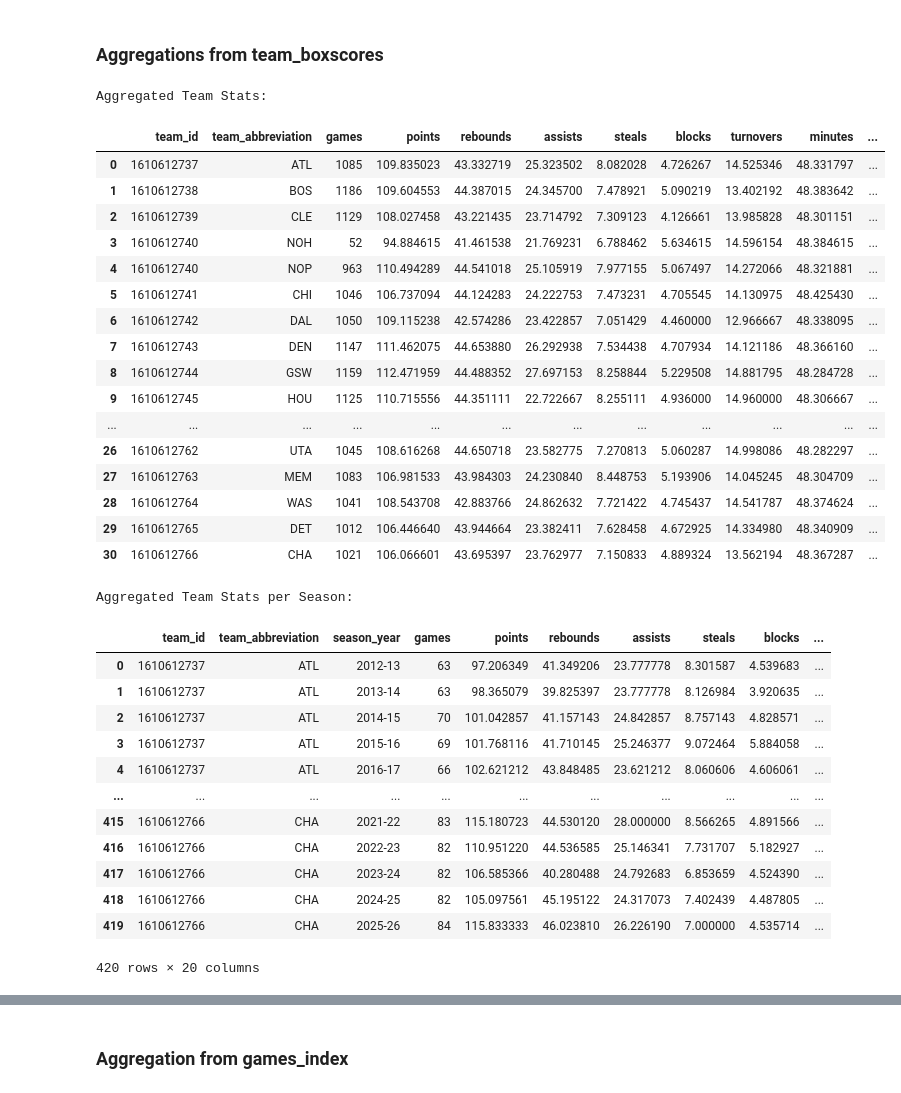
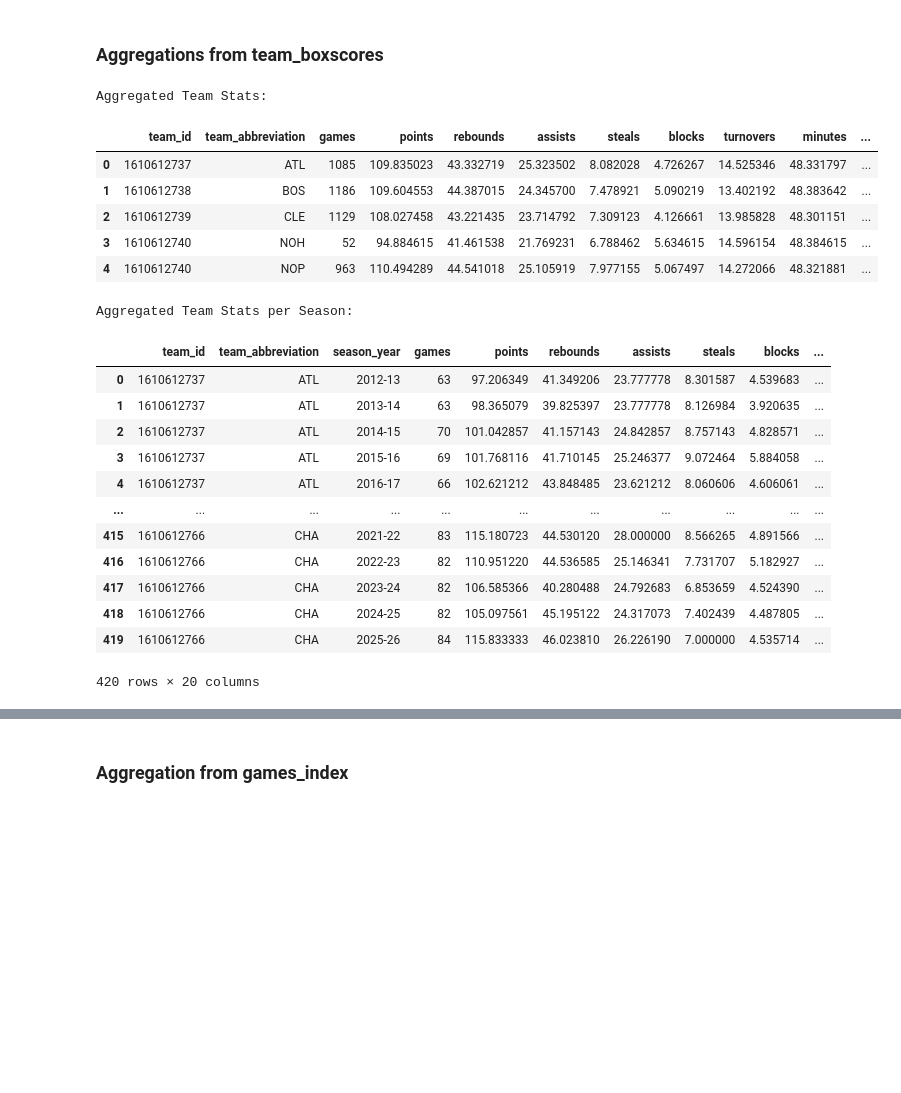
Before and after one commit to Caro-13/data_viz_NBA_Hyp_A, a Jupyter notebook: test_best_player.ipynb, the cells around one changed output, grey strips where cells are left out. Cells and saved outputs as stored; diff of their text form; code cells hidden in the pictures; blank space fills up the shorter version.

Commit message:
[Fix] player by team by season aggregation

```diff
--- a/test_best_player.ipynb
+++ b/test_best_player.ipynb
@@ -480,45 +482,34 @@ games_index["team_abbreviation_away"] = games_index["team_name_away"].map(name_t
 # %%
 #teams aggregate stats from team boxscores
 team_agg_summary = (
         team_boxscores.groupby(["team_id", "team_abbreviation"], as_index=False)
             .agg(
                 games=("game_id", "nunique"),
                 **{v: (k, "mean") for k, v in available.items()}
             )
     )
 print("Aggregated Team Stats:")
-display(team_agg_summary)
+display(team_agg_summary.head())
 
 print()
 # teams aggregate stats per season from team boxscores
 team_agg_summary_per_season = (
         team_boxscores.groupby(["team_id", "team_abbreviation", "season_year"], as_index=False)
             .agg(
                 games=("game_id", "nunique"),
                 **{v: (k, "mean") for k, v in available.items()}
             )
     )
 print("Aggregated Team Stats per Season:")
 display(team_agg_summary_per_season)
 # %% [output]
 Aggregated Team Stats:
 |  | team_id | team_abbreviation | games | points | rebounds | assists | steals | blocks | turnovers | minutes | ... |
 | 0 | 1610612737 | ATL | 1085 | 109.835023 | 43.332719 | 25.323502 | 8.082028 | 4.726267 | 14.525346 | 48.331797 | ... |
 | 1 | 1610612738 | BOS | 1186 | 109.604553 | 44.387015 | 24.345700 | 7.478921 | 5.090219 | 13.402192 | 48.383642 | ... |
 | 2 | 1610612739 | CLE | 1129 | 108.027458 | 43.221435 | 23.714792 | 7.309123 | 4.126661 | 13.985828 | 48.301151 | ... |
 | 3 | 1610612740 | NOH | 52 | 94.884615 | 41.461538 | 21.769231 | 6.788462 | 5.634615 | 14.596154 | 48.384615 | ... |
 | 4 | 1610612740 | NOP | 963 | 110.494289 | 44.541018 | 25.105919 | 7.977155 | 5.067497 | 14.272066 | 48.321881 | ... |
-| 5 | 1610612741 | CHI | 1046 | 106.737094 | 44.124283 | 24.222753 | 7.473231 | 4.705545 | 14.130975 | 48.425430 | ... |
-| 6 | 1610612742 | DAL | 1050 | 109.115238 | 42.574286 | 23.422857 | 7.051429 | 4.460000 | 12.966667 | 48.338095 | ... |
-| 7 | 1610612743 | DEN | 1147 | 111.462075 | 44.653880 | 26.292938 | 7.534438 | 4.707934 | 14.121186 | 48.366160 | ... |
-| 8 | 1610612744 | GSW | 1159 | 112.471959 | 44.488352 | 27.697153 | 8.258844 | 5.229508 | 14.881795 | 48.284728 | ... |
-| 9 | 1610612745 | HOU | 1125 | 110.715556 | 44.351111 | 22.722667 | 8.255111 | 4.936000 | 14.960000 | 48.306667 | ... |
-| ... | ... | ... | ... | ... | ... | ... | ... | ... | ... | ... | ... |
-| 26 | 1610612762 | UTA | 1045 | 108.616268 | 44.650718 | 23.582775 | 7.270813 | 5.060287 | 14.998086 | 48.282297 | ... |
-| 27 | 1610612763 | MEM | 1083 | 106.981533 | 43.984303 | 24.230840 | 8.448753 | 5.193906 | 14.045245 | 48.304709 | ... |
-| 28 | 1610612764 | WAS | 1041 | 108.543708 | 42.883766 | 24.862632 | 7.721422 | 4.745437 | 14.541787 | 48.374624 | ... |
-| 29 | 1610612765 | DET | 1012 | 106.446640 | 43.944664 | 23.382411 | 7.628458 | 4.672925 | 14.334980 | 48.340909 | ... |
-| 30 | 1610612766 | CHA | 1021 | 106.066601 | 43.695397 | 23.762977 | 7.150833 | 4.889324 | 13.562194 | 48.367287 | ... |
 Aggregated Team Stats per Season:
 |  | team_id | team_abbreviation | season_year | games | points | rebounds | assists | steals | blocks | ... |
 | 0 | 1610612737 | ATL | 2012-13 | 63 | 97.206349 | 41.349206 | 23.777778 | 8.301587 | 4.539683 | ... |
```
Also changed, not shown: parts of 3 cells of this notebook.
